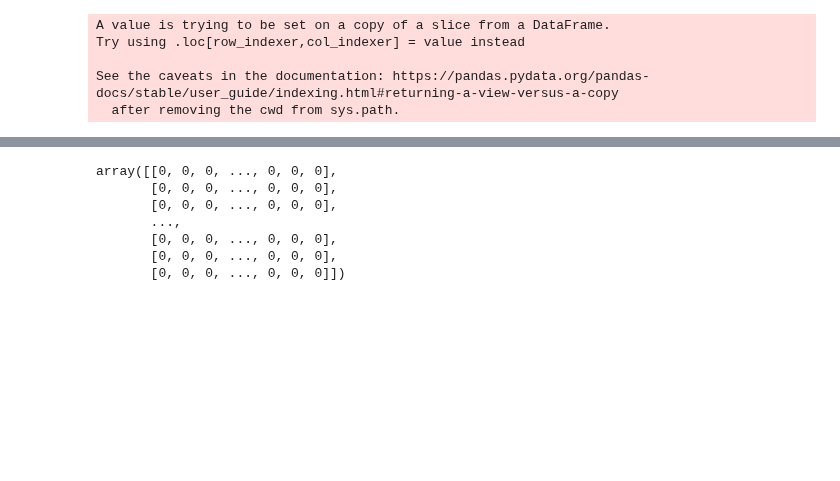
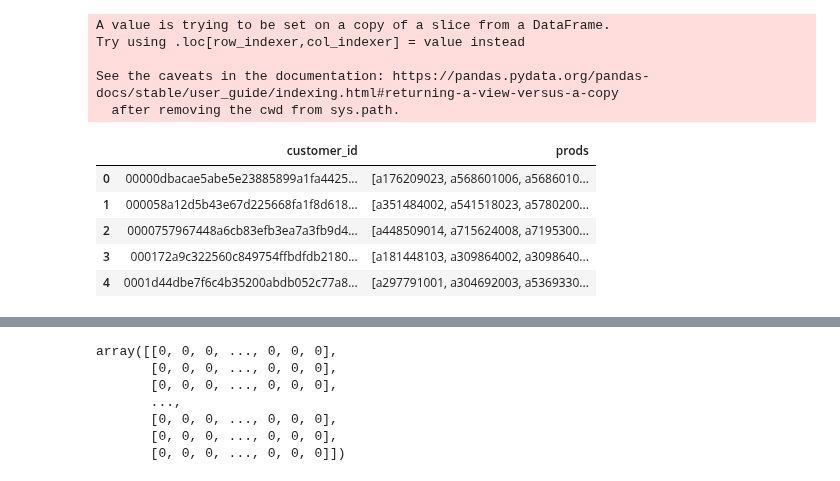
Before and after one commit to kaushikabhishek87/Kaggle_datascience, a Jupyter notebook: multi.ipynb, the cells around one changed output, grey strips where cells are left out. Saved outputs shown, nothing was run; the diff lists cells and outputs as text; code cells hidden in the pictures; blank space fills up the shorter version.

```diff
--- a/multi.ipynb
+++ b/multi.ipynb
@@ -41,3 +43,12 @@ groupby('customer_id').agg(prods = ('article_id','unique')).reset_index()
+# %%
+cust_data_2020_9.head()
+# %% [output]
+|  | customer_id | prods |
+| 0 | 00000dbacae5abe5e23885899a1fa4425... | [a176209023, a568601006, a5686010... |
+| 1 | 000058a12d5b43e67d225668fa1f8d618... | [a351484002, a541518023, a5780200... |
+| 2 | 0000757967448a6cb83efb3ea7a3fb9d4... | [a448509014, a715624008, a7195300... |
+| 3 | 000172a9c322560c849754ffbdfdb2180... | [a181448103, a309864002, a3098640... |
+| 4 | 0001d44dbe7f6c4b35200abdb052c77a8... | [a297791001, a304692003, a5369330... |
 # %%
 article_df =  pd.read_csv('../input/h-and-m-personalized-fashion-recommendations/articles.csv')
 customer_df = pd.read_csv('../input/h-and-m-personalized-fashion-recommendations/customers.csv')
```
Also changed, not shown: parts of 25 cells of this notebook.
